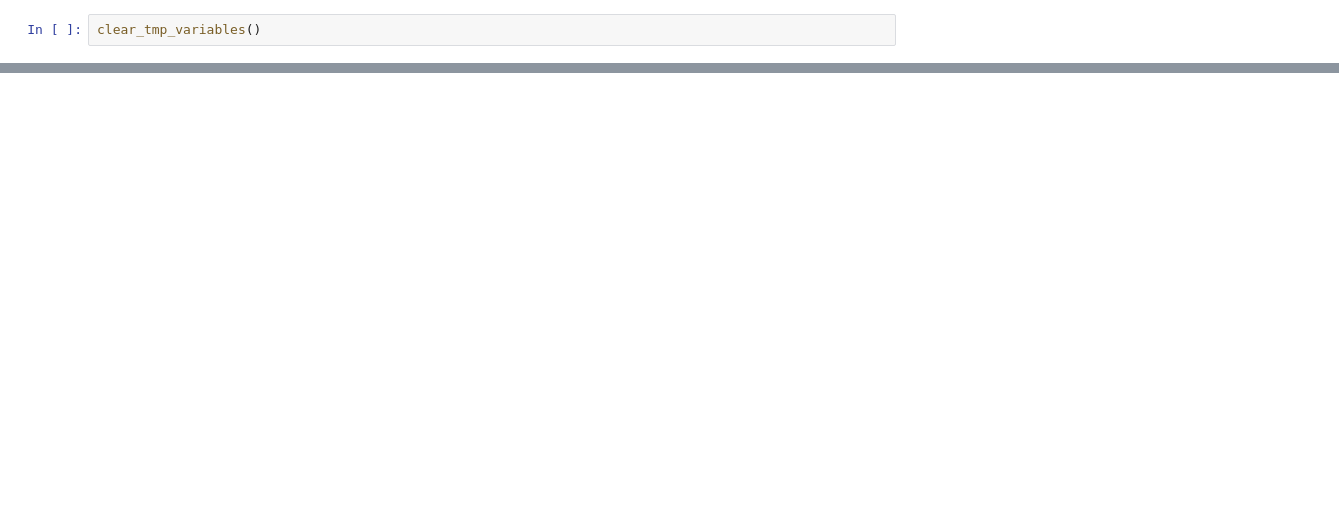
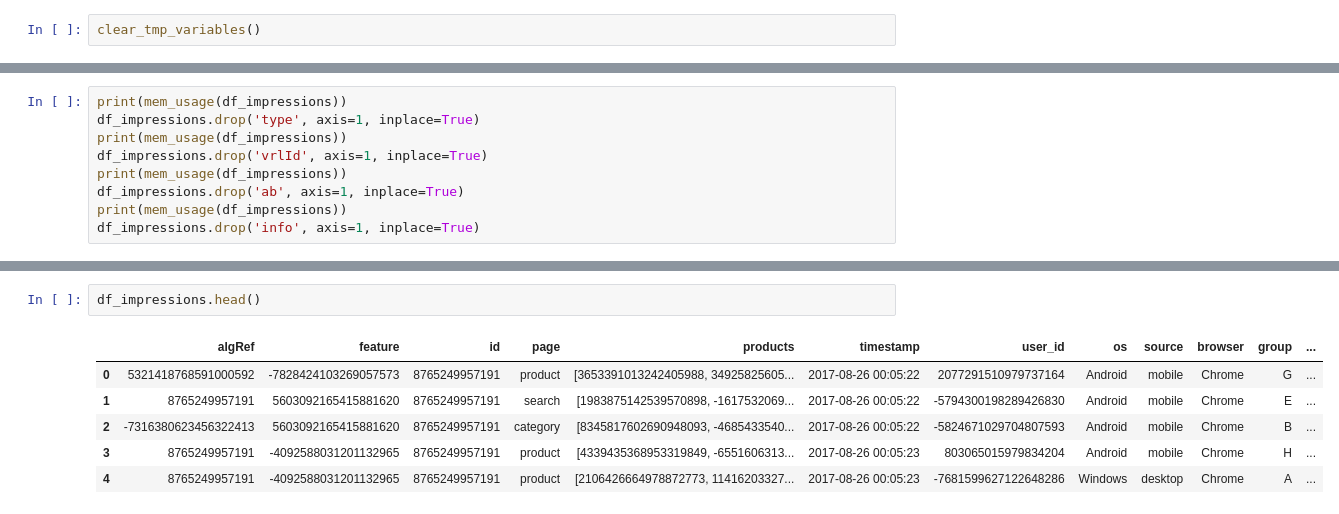
Before and after one commit to bjuncklaus/Chaordic_Challenge, a Jupyter notebook: challenge.ipynb, the cells around one changed output, grey strips where cells are left out. Saved outputs shown, nothing was run; the diff lists cells and outputs as text; blank space fills up the shorter version.

Commit message:
Finishing up memory efficiency for the Impressions

```diff
--- a/challenge.ipynb
+++ b/challenge.ipynb
@@ -420,0 +453,9 @@ df_pageViews.browser = df_pageViews.browser.str.replace('Mobile ', '')
+# %%
+print(mem_usage(df_impressions))
+df_impressions.drop('type', axis=1, inplace=True)
+print(mem_usage(df_impressions))
+df_impressions.drop('vrlId', axis=1, inplace=True)
+print(mem_usage(df_impressions))
+df_impressions.drop('ab', axis=1, inplace=True)
+print(mem_usage(df_impressions))
+df_impressions.drop('info', axis=1, inplace=True)
@@ -420,0 +531,9 @@ df_pageViews.browser = df_pageViews.browser.str.replace('Mobile ', '')
+# %%
+df_impressions.head()
+# %% [output]
+|  | algRef | feature | id | page | products | timestamp | user_id | os | source | browser | group | ... |
+| 0 | 5321418768591000592 | -7828424103269057573 | 8765249957191 | product | [3653391013242405988, 34925825605... | 2017-08-26 00:05:22 | 2077291510979737164 | Android | mobile | Chrome | G | ... |
+| 1 | 8765249957191 | 5603092165415881620 | 8765249957191 | search | [1983875142539570898, -1617532069... | 2017-08-26 00:05:22 | -5794300198289426830 | Android | mobile | Chrome | E | ... |
+| 2 | -7316380623456322413 | 5603092165415881620 | 8765249957191 | category | [8345817602690948093, -4685433540... | 2017-08-26 00:05:22 | -5824671029704807593 | Android | mobile | Chrome | B | ... |
+| 3 | 8765249957191 | -4092588031201132965 | 8765249957191 | product | [4339435368953319849, -6551606313... | 2017-08-26 00:05:23 | 803065015979834204 | Android | mobile | Chrome | H | ... |
+| 4 | 8765249957191 | -4092588031201132965 | 8765249957191 | product | [2106426664978872773, 11416203327... | 2017-08-26 00:05:23 | -7681599627122648286 | Windows | desktop | Chrome | A | ... |
```
Also changed, not shown: parts of 35 cells of this notebook.
